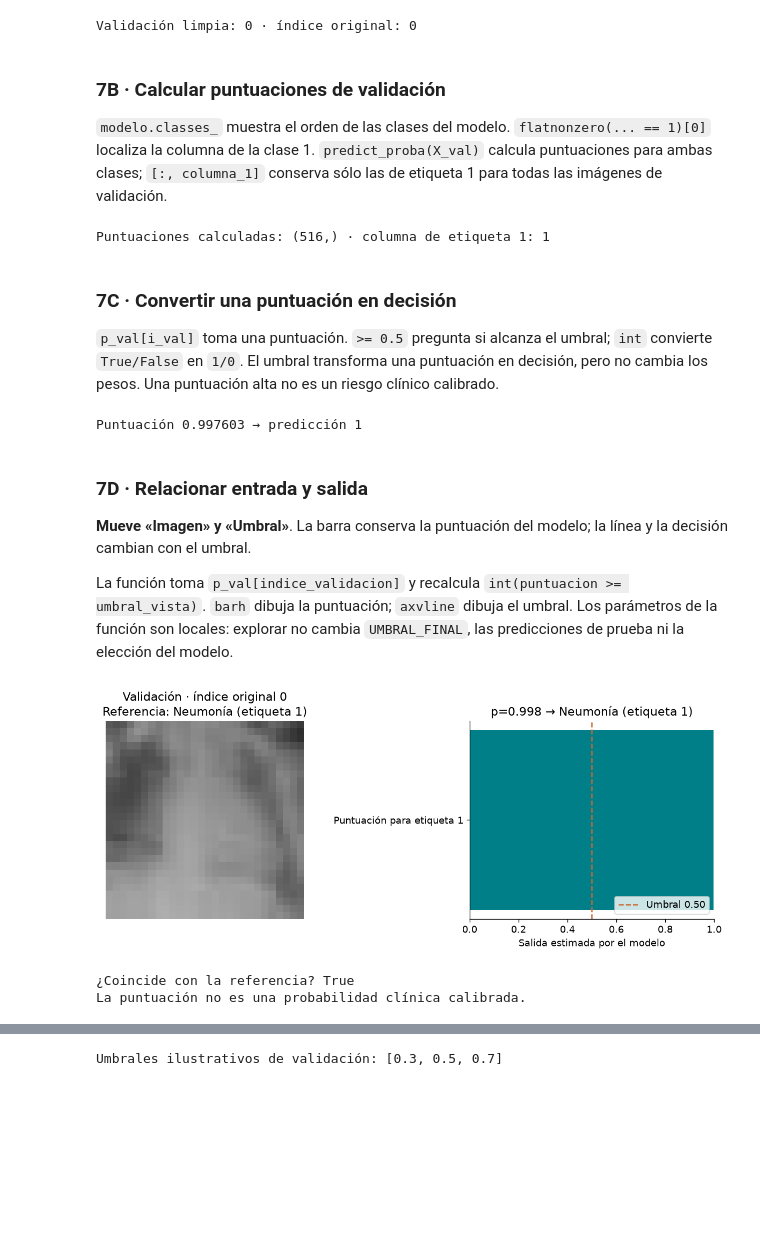
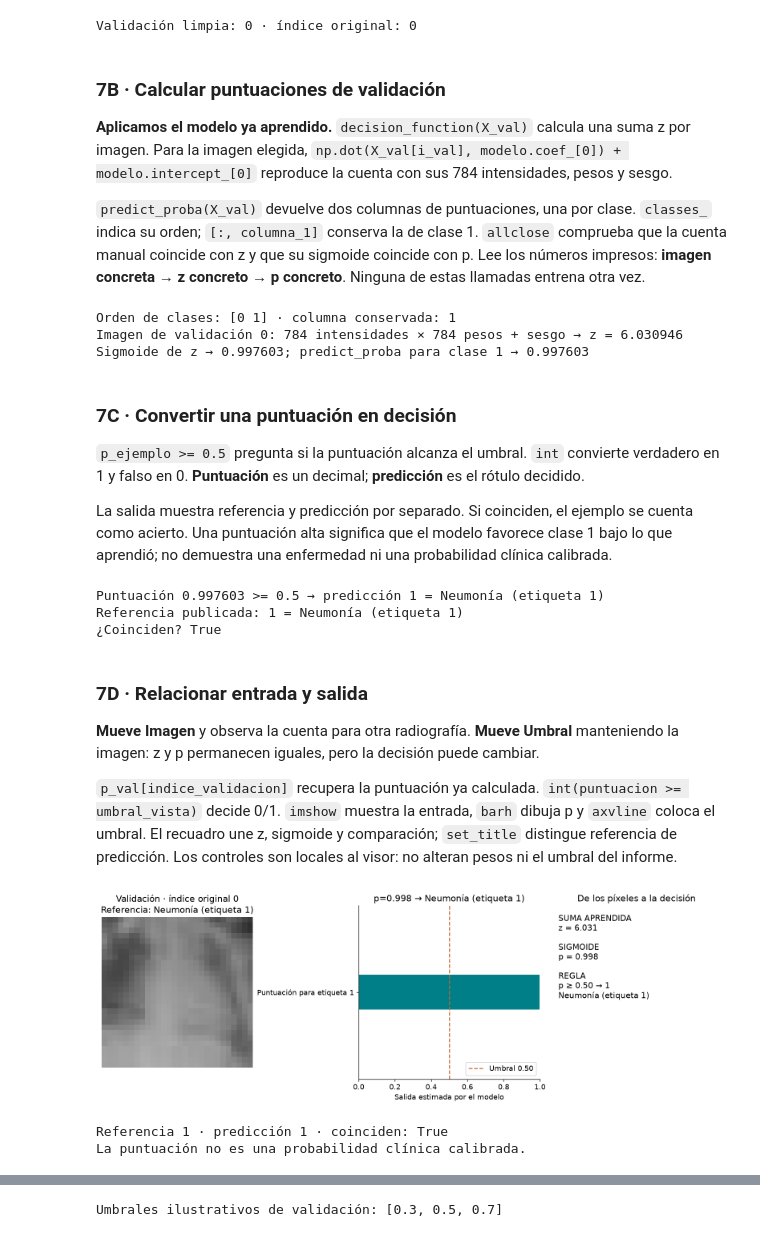
Before and after one commit to FisikMedik/taller-imagenes-medicas-python, a Jupyter notebook: Modulo_ML_radiografias.ipynb, the cells around one changed output, grey strips where cells are left out. Cells and saved outputs as stored; diff of their text form; code cells hidden in the pictures; blank space fills up the shorter version.

```diff
--- a/Modulo_ML_radiografias.ipynb
+++ b/Modulo_ML_radiografias.ipynb
@@ -455,56 +549,79 @@ Validación limpia: 0 · índice original: 0
 # %% [markdown]
 ### 7B · Calcular puntuaciones de validación
 
-`modelo.classes_` muestra el orden de las clases del modelo. `flatnonzero(... == 1)[0]` localiza la columna de la clase 1. `predict_proba(X_val)` calcula puntuaciones para ambas clases; `[:, columna_1]` conserva sólo las de etiqueta 1 para todas las imágenes de validación.
+**Aplicamos el modelo ya aprendido.** `decision_function(X_val)` calcula una suma z por imagen. Para la imagen elegida, `np.dot(X_val[i_val], modelo.coef_[0]) + modelo.intercept_[0]` reproduce la cuenta con sus 784 intensidades, pesos y sesgo.
+
+`predict_proba(X_val)` devuelve dos columnas de puntuaciones, una por clase. `classes_` indica su orden; `[:, columna_1]` conserva la de clase 1. `allclose` comprueba que la cuenta manual coincide con z y que su sigmoide coincide con p. Lee los números impresos: **imagen concreta → z concreto → p concreto**. Ninguna de estas llamadas entrena otra vez.
 # %%
 columna_1 = int(np.flatnonzero(modelo.classes_ == 1)[0])
+z_val = modelo.decision_function(X_val)
 p_val = modelo.predict_proba(X_val)[:, columna_1]
-print("Puntuaciones calculadas:", p_val.shape, "· columna de etiqueta 1:", columna_1)
+z_manual = float(np.dot(X_val[i_val], modelo.coef_[0]) + modelo.intercept_[0])
+p_manual = float(1 / (1 + np.exp(-z_manual)))
+assert np.allclose([z_manual, p_manual], [z_val[i_val], p_val[i_val]])
+print("Orden de clases:", modelo.classes_, "· columna conservada:", columna_1)
+print(f"Imagen de validación {i_val}: 784 intensidades × 784 pesos + sesgo → z = {z_manual:.6f}")
+print(f"Sigmoide de z → {p_manual:.6f}; predict_proba para clase 1 → {p_val[i_val]:.6f}")
 # %% [output]
-Puntuaciones calculadas: (516,) · columna de etiqueta 1: 1
+Orden de clases: [0 1] · columna conservada: 1
+Imagen de validación 0: 784 intensidades × 784 pesos + sesgo → z = 6.030946
+Sigmoide de z → 0.997603; predict_proba para clase 1 → 0.997603
 # %% [markdown]
 ### 7C · Convertir una puntuación en decisión
 
-`p_val[i_val]` toma una puntuación. `>= 0.5` pregunta si alcanza el umbral; `int` convierte `True/False` en `1/0`. El umbral transforma una puntuación en decisión, pero no cambia los pesos. Una puntuación alta no es un riesgo clínico calibrado.
+`p_ejemplo >= 0.5` pregunta si la puntuación alcanza el umbral. `int` convierte verdadero en 1 y falso en 0. **Puntuación** es un decimal; **predicción** es el rótulo decidido.
+
+La salida muestra referencia y predicción por separado. Si coinciden, el ejemplo se cuenta como acierto. Una puntuación alta significa que el modelo favorece clase 1 bajo lo que aprendió; no demuestra una enfermedad ni una probabilidad clínica calibrada.
 # %%
 p_ejemplo = float(p_val[i_val])
 decision = int(p_ejemplo >= 0.5)
-print(f"Puntuación {p_ejemplo:.6f} → predicción {decision}")
+print(f"Puntuación {p_ejemplo:.6f} >= 0.5 → predicción {decision} = {nombres[decision]}")
+print(f"Referencia publicada: {y_val[i_val]} = {nombres[y_val[i_val]]}")
+print("¿Coinciden?", bool(decision == y_val[i_val]))
 # %% [output]
-Puntuación 0.997603 → predicción 1
+Puntuación 0.997603 >= 0.5 → predicción 1 = Neumonía (etiqueta 1)
+Referencia publicada: 1 = Neumonía (etiqueta 1)
+¿Coinciden? True
 # %% [markdown]
 ### 7D · Relacionar entrada y salida
 
-**Mueve «Imagen» y «Umbral»**. La barra conserva la puntuación del modelo; la línea y la decisión cambian con el umbral.
+**Mueve Imagen** y observa la cuenta para otra radiografía. **Mueve Umbral** manteniendo la imagen: z y p permanecen iguales, pero la decisión puede cambiar.
 
-La función toma `p_val[indice_validacion]` y recalcula `int(puntuacion >= umbral_vista)`. `barh` dibuja la puntuación; `axvline` dibuja el umbral. Los parámetros de la función son locales: explorar no cambia `UMBRAL_FINAL`, las predicciones de prueba ni la elección del modelo.
+`p_val[indice_validacion]` recupera la puntuación ya calculada. `int(puntuacion >= umbral_vista)` decide 0/1. `imshow` muestra la entrada, `barh` dibuja p y `axvline` coloca el umbral. El recuadro une z, sigmoide y comparación; `set_title` distingue referencia de predicción. Los controles son locales al visor: no alteran pesos ni el umbral del informe.
 # %%
 def ver_prediccion(indice_validacion=0, umbral_vista=0.5):
     puntuacion = float(p_val[indice_validacion])
     prediccion = int(puntuacion >= umbral_vista)
-    fig, ejes = plt.subplots(1, 2, figsize=(10, 4.1), layout="constrained")
+    fig, ejes = plt.subplots(1, 3, figsize=(13, 4.4), layout="constrained", gridspec_kw={"width_ratios": [1, 1.2, 1.15]})
     ejes[0].imshow(imagenes_val[indice_validacion], cmap="gray", vmin=0, vmax=255, interpolation="nearest")
     ejes[0].set_title(f"Validación · índice original {ids_val[indice_validacion]}\nReferencia: {nombres[y_val[indice_validacion]]}")
     ejes[0].axis("off")
-    ejes[1].barh(["Puntuación para etiqueta 1"], [puntuacion], color="#007f89")
+    ejes[1].barh(["Puntuación para etiqueta 1"], [puntuacion], height=0.3, color="#007f89")
     ejes[1].axvline(umbral_vista, color="#c96932", linestyle="--", label=f"Umbral {umbral_vista:.2f}")
-    ejes[1].set(xlim=(0, 1), xlabel="Salida estimada por el modelo", title=f"p={puntuacion:.3f} → {nombres[prediccion]}")
+    ejes[1].set(ylim=(-0.75, 0.75), xlim=(0, 1), xlabel="Salida estimada por el modelo", title=f"p={puntuacion:.3f} → {nombres[prediccion]}")
     ejes[1].legend(loc="lower right")
+    ejes[2].axis("off")
+    cuenta = (f"SUMA APRENDIDA\nz = {z_val[indice_validacion]:.3f}\n\n"
+              f"SIGMOIDE\np = {puntuacion:.3f}\n\n"
+              f"REGLA\np ≥ {umbral_vista:.2f} → {prediccion}\n"
+              f"{nombres[prediccion]}")
+    ejes[2].text(0.05, 0.95, cuenta, va="top", fontsize=12, transform=ejes[2].transAxes)
+    ejes[2].set_title("De los píxeles a la decisión")
     plt.show()
-    print("¿Coincide con la referencia?", bool(prediccion == y_val[indice_validacion]))
+    print(f"Referencia {y_val[indice_validacion]} · predicción {prediccion} · coinciden: {prediccion == y_val[indice_validacion]}")
     print("La puntuación no es una probabilidad clínica calibrada.")
     return fig
 
 indice_control = widgets.IntSlider(value=i_val, min=0, max=len(X_val)-1, step=1,
                                    description="Imagen", continuous_update=False)
 decision_control = widgets.FloatSlider(value=0.5, min=0.0, max=1.0, step=0.01,
                                      description="Umbral", continuous_update=False)
 visor_prediccion = widgets.interactive(ver_prediccion, indice_validacion=indice_control,
                                      umbral_vista=decision_control)
 display(visor_prediccion)
 # %% [output]
-[figure, old version]
+[figure, new version]
-¿Coincide con la referencia? True
+Referencia 1 · predicción 1 · coinciden: True
 La puntuación no es una probabilidad clínica calibrada.
 # %% [markdown]
 ## Bloque 8 · Mover el umbral
```
Also changed, not shown: parts of 90 cells of this notebook, 18 other files.
